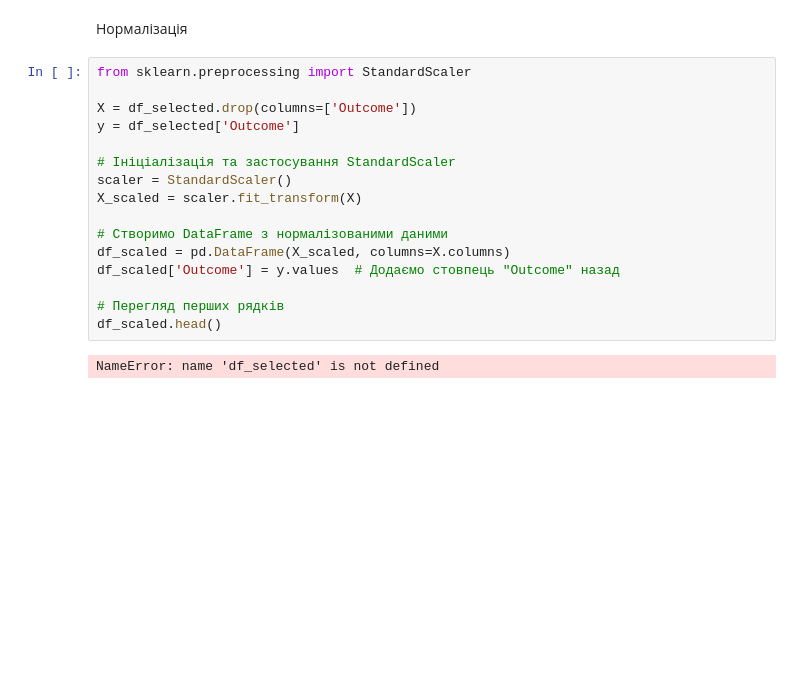
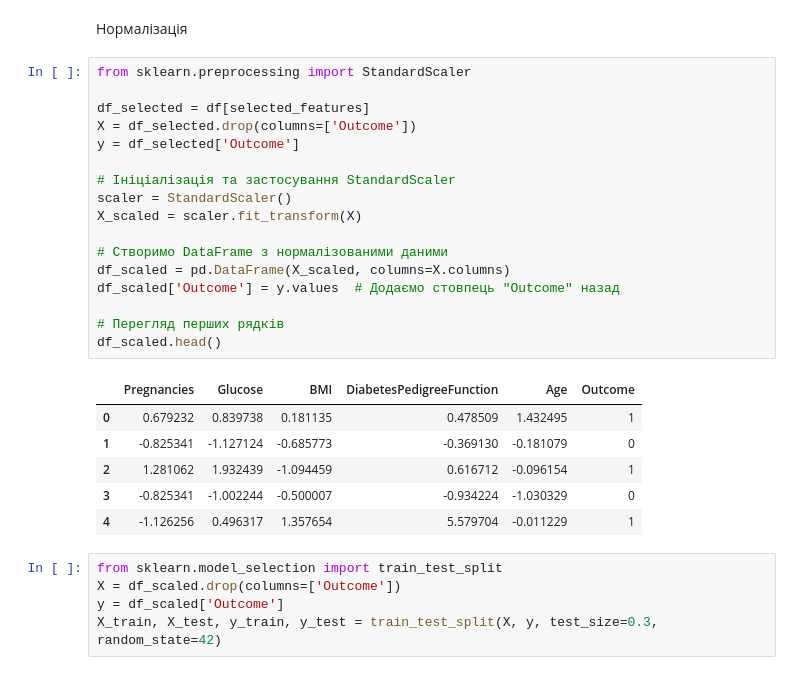
Before and after one commit to Omelianovych/lab1, a Jupyter notebook: data_analysis1.ipynb, the cells around one changed output. Cells and saved outputs as stored; diff of their text form; blank space fills up the shorter version.

```diff
--- a/data_analysis1.ipynb
+++ b/data_analysis1.ipynb
@@ -115,18 +115,29 @@ Passing `palette` without assigning `hue` is deprecated and will be removed in v
 # %%
 from sklearn.preprocessing import StandardScaler
 
+df_selected = df[selected_features]
 X = df_selected.drop(columns=['Outcome'])
 y = df_selected['Outcome']
 
 # Ініціалізація та застосування StandardScaler
 scaler = StandardScaler()
 X_scaled = scaler.fit_transform(X)
 
 # Створимо DataFrame з нормалізованими даними
 df_scaled = pd.DataFrame(X_scaled, columns=X.columns)
 df_scaled['Outcome'] = y.values  # Додаємо стовпець "Outcome" назад
 
 # Перегляд перших рядків
 df_scaled.head()
 # %% [output]
-NameError: name 'df_selected' is not defined
+|  | Pregnancies | Glucose | BMI | DiabetesPedigreeFunction | Age | Outcome |
+| 0 | 0.679232 | 0.839738 | 0.181135 | 0.478509 | 1.432495 | 1 |
+| 1 | -0.825341 | -1.127124 | -0.685773 | -0.369130 | -0.181079 | 0 |
+| 2 | 1.281062 | 1.932439 | -1.094459 | 0.616712 | -0.096154 | 1 |
+| 3 | -0.825341 | -1.002244 | -0.500007 | -0.934224 | -1.030329 | 0 |
+| 4 | -1.126256 | 0.496317 | 1.357654 | 5.579704 | -0.011229 | 1 |
+# %%
+from sklearn.model_selection import train_test_split
+X = df_scaled.drop(columns=['Outcome'])
+y = df_scaled['Outcome']
+X_train, X_test, y_train, y_test = train_test_split(X, y, test_size=0.3, random_state=42)
```
Also changed, not shown: parts of 10 cells of this notebook.
